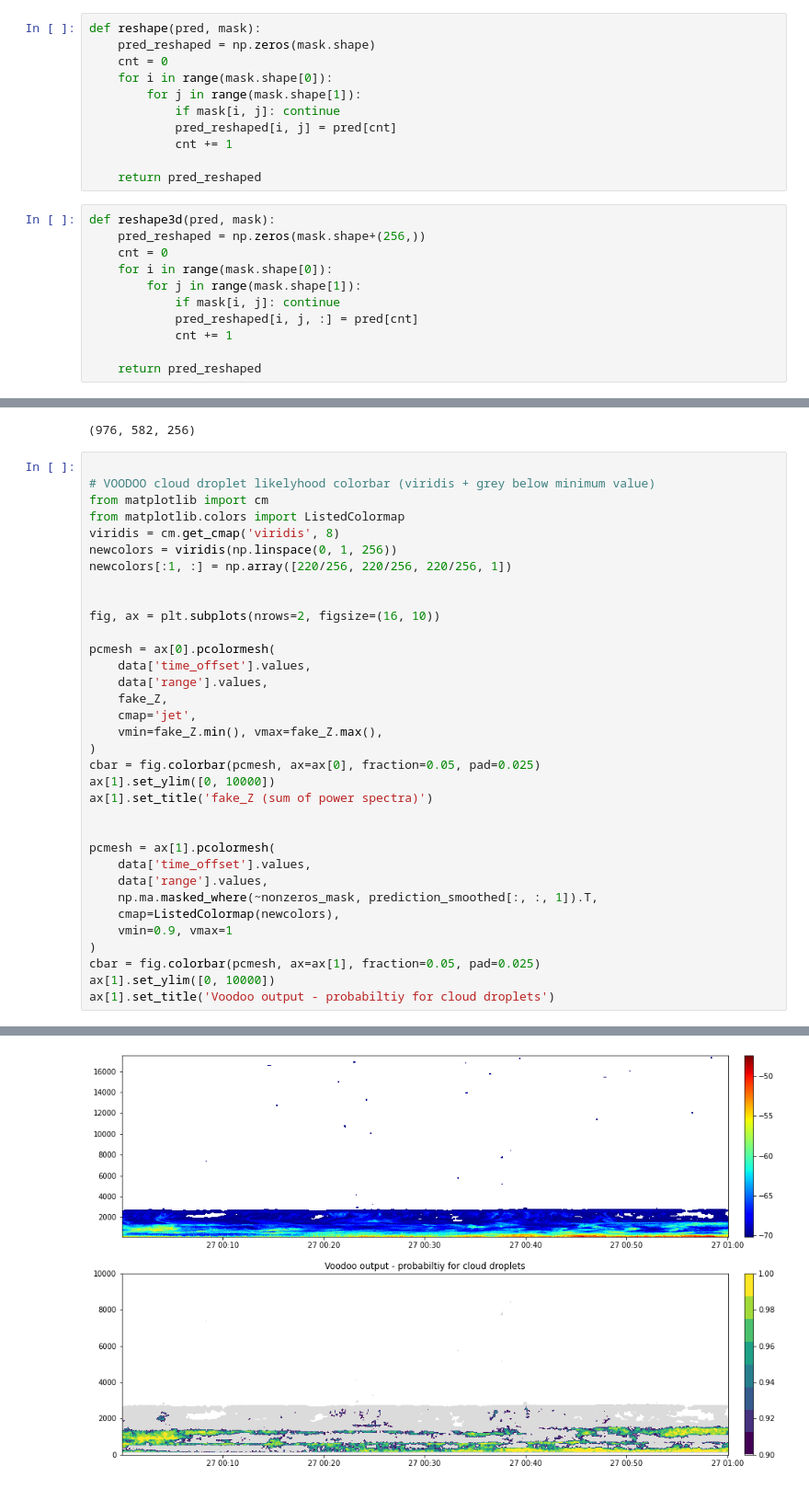
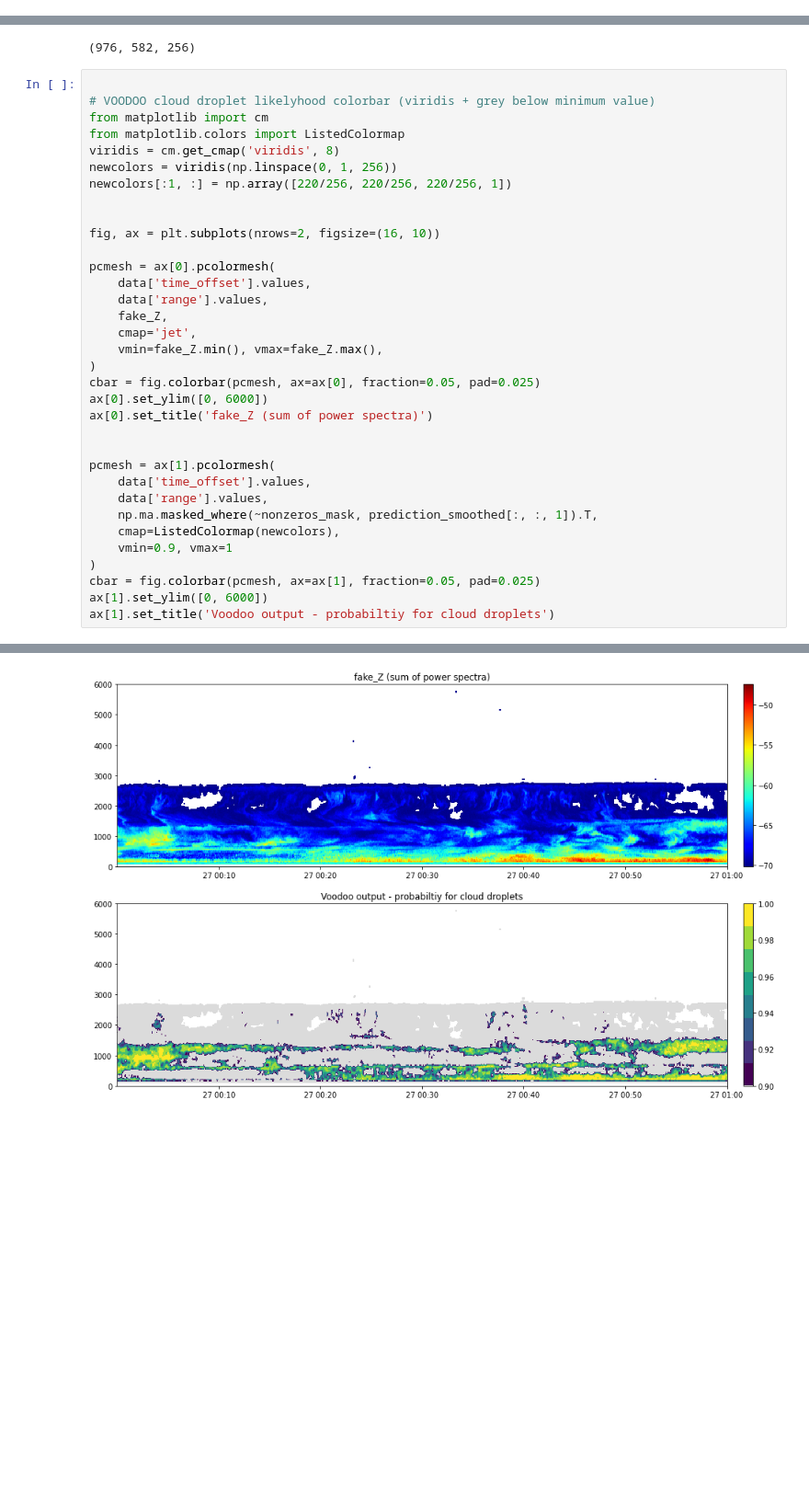
Before and after one commit to remsens-lim/Voodoo, a Jupyter notebook: Voodoo_predictor.ipynb, the cells around one changed output, grey strips where cells are left out. Shown: that part at 92% size. Cells and saved outputs as stored; diff of their text form; blank space fills up the shorter version.

```diff
--- a/Voodoo_predictor.ipynb
+++ b/Voodoo_predictor.ipynb
@@ -40,28 +40,6 @@ def VoodooPredictor(data_array):
     prediction = model.predict(X_test, batch_size=256)
     prediction = prediction.to('cpu')
     return prediction
-# %%
-def reshape(pred, mask):
-    pred_reshaped = np.zeros(mask.shape)
-    cnt = 0
-    for i in range(mask.shape[0]):
-        for j in range(mask.shape[1]):
-            if mask[i, j]: continue
-            pred_reshaped[i, j] = pred[cnt]
-            cnt += 1
-
-    return pred_reshaped
-# %%
-def reshape3d(pred, mask):
-    pred_reshaped = np.zeros(mask.shape+(256,))
-    cnt = 0
-    for i in range(mask.shape[0]):
-        for j in range(mask.shape[1]):
-            if mask[i, j]: continue
-            pred_reshaped[i, j, :] = pred[cnt]
-            cnt += 1
-
-    return pred_reshaped
 # %%
 data_path = '/Users/willi/data/MeteoData/KAZR/nsakazrspeccmaskgecopolC1.a0.20190127.050006.cdf'
 data = xr.open_mfdataset(data_path)
@@ -147,34 +125,34 @@ print(fake_Z.min(), fake_Z.max())
 from matplotlib import cm
 from matplotlib.colors import ListedColormap
 viridis = cm.get_cmap('viridis', 8)
 newcolors = viridis(np.linspace(0, 1, 256))
 newcolors[:1, :] = np.array([220/256, 220/256, 220/256, 1])
 
 
 fig, ax = plt.subplots(nrows=2, figsize=(16, 10))
 
 pcmesh = ax[0].pcolormesh(
     data['time_offset'].values,
     data['range'].values,
     fake_Z,
     cmap='jet',
     vmin=fake_Z.min(), vmax=fake_Z.max(),
 )
 cbar = fig.colorbar(pcmesh, ax=ax[0], fraction=0.05, pad=0.025)
-ax[1].set_ylim([0, 10000])
-ax[1].set_title('fake_Z (sum of power spectra)')
+ax[0].set_ylim([0, 6000])
+ax[0].set_title('fake_Z (sum of power spectra)')
 
 
 pcmesh = ax[1].pcolormesh(
     data['time_offset'].values,
     data['range'].values,
     np.ma.masked_where(~nonzeros_mask, prediction_smoothed[:, :, 1]).T,
     cmap=ListedColormap(newcolors),
     vmin=0.9, vmax=1
 )
 cbar = fig.colorbar(pcmesh, ax=ax[1], fraction=0.05, pad=0.025)
-ax[1].set_ylim([0, 10000])
+ax[1].set_ylim([0, 6000])
 ax[1].set_title('Voodoo output - probabiltiy for cloud droplets')
 # %% [output]
 Text(0.5, 1.0, 'Voodoo output - probabiltiy for cloud droplets')
-[figure, old version]
+[figure, new version]
```
Also changed, not shown: 1 other file.
